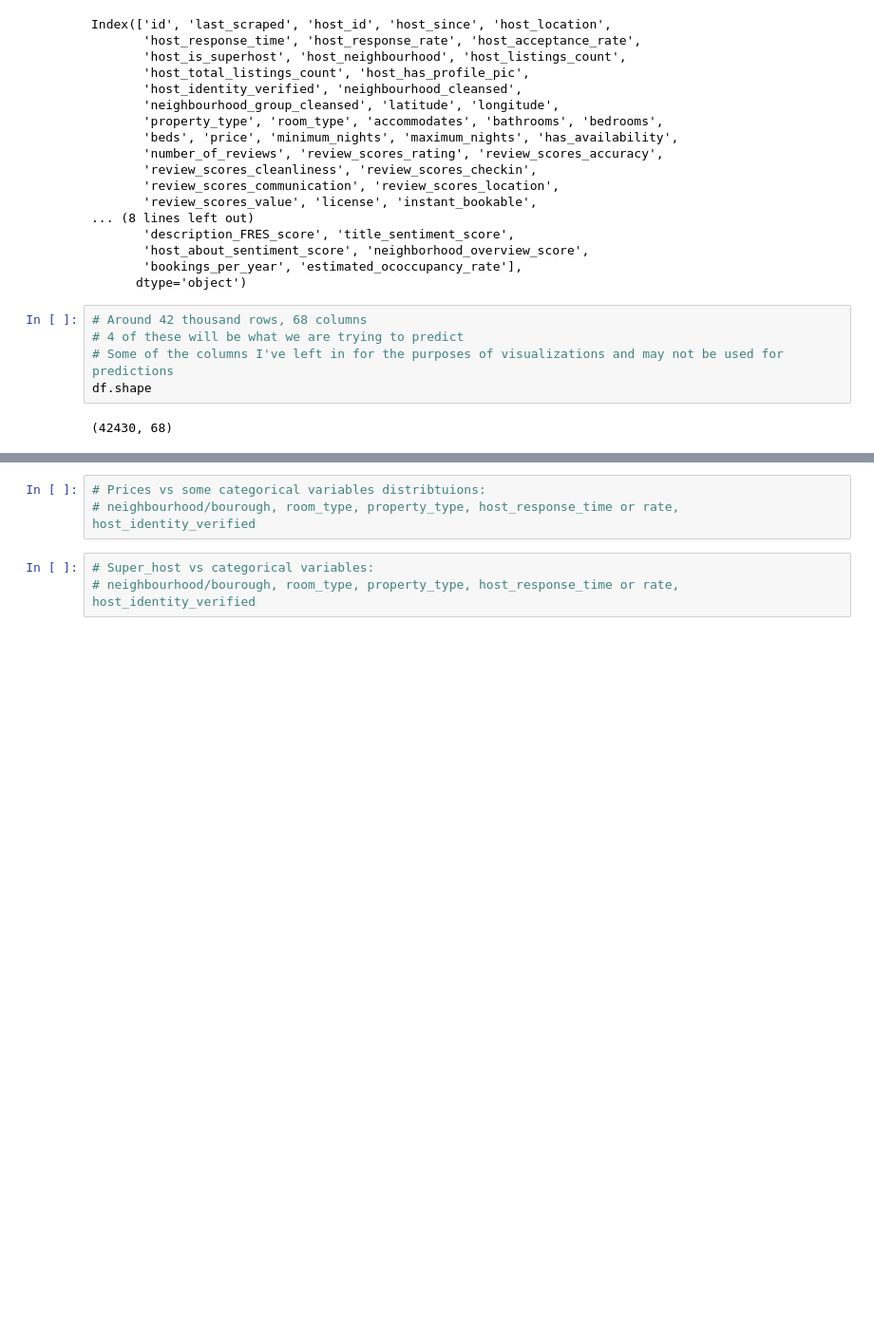
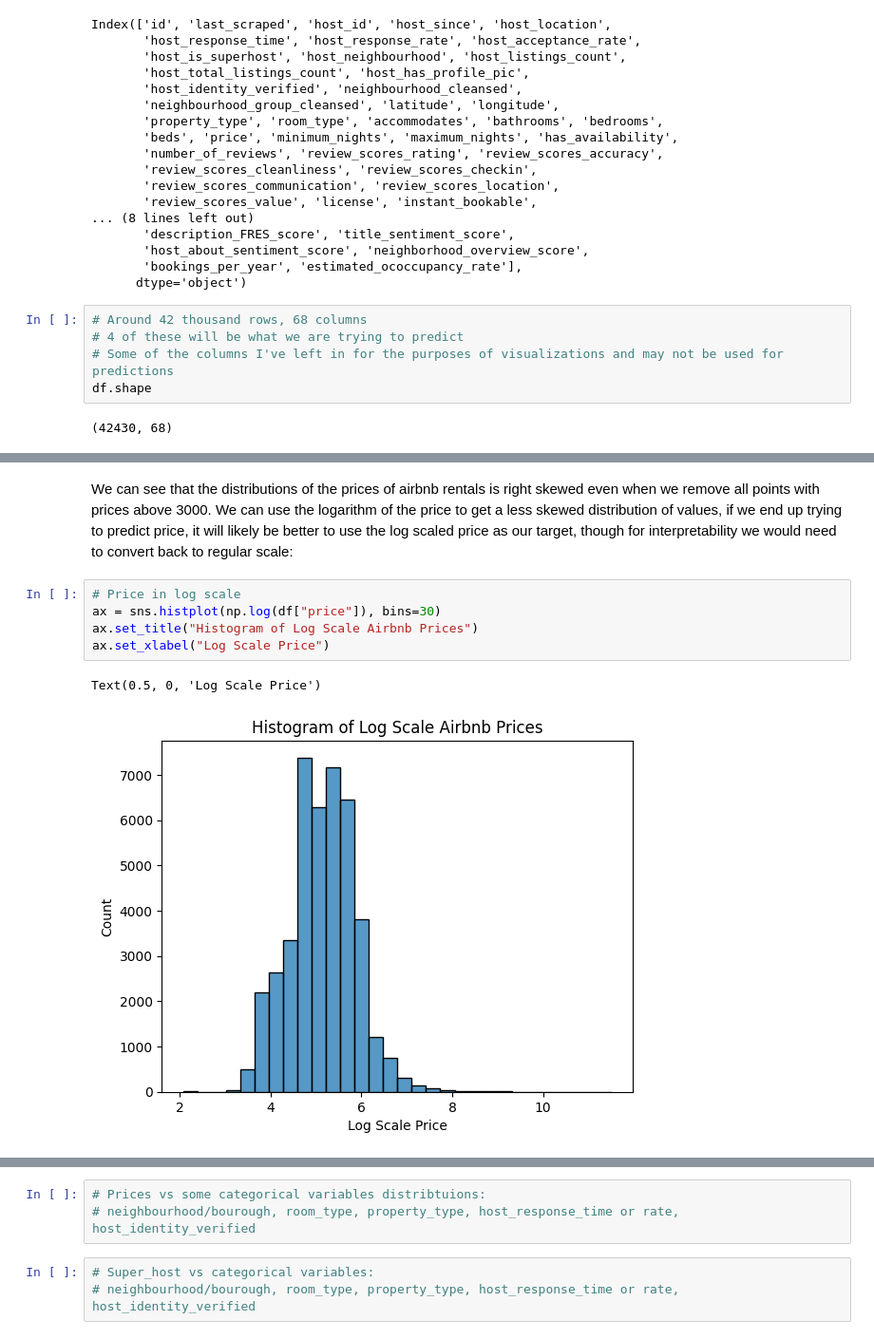
Before and after one commit to afifshomali/NYC-Airbnb-Analysis-447, a Jupyter notebook: EdaAirbnb.ipynb, the cells around one changed output, grey strips where cells are left out. Shown: that part at 95% size. Saved outputs shown, nothing was run; the diff lists cells and outputs as text; blank space fills up the shorter version.

```diff
--- a/EdaAirbnb.ipynb
+++ b/EdaAirbnb.ipynb
@@ -79,0 +85,10 @@ array([[ 1.        , -0.01415755],
+# %% [markdown]
+We can see that the distributions of the prices of airbnb rentals is right skewed even when we remove all points with prices above 3000. We can use the logarithm of the price to get a less skewed distribution of values, if we end up trying to predict price, it will likely be better to use the log scaled price as our target, though for interpretability we would need to convert back to regular scale:
+# %%
+# Price in log scale
+ax = sns.histplot(np.log(df["price"]), bins=30)
+ax.set_title("Histogram of Log Scale Airbnb Prices")
+ax.set_xlabel("Log Scale Price")
+# %% [output]
+Text(0.5, 0, 'Log Scale Price')
+[figure, added]
```
Also changed, not shown: parts of 3 cells of this notebook, 1 other file.
